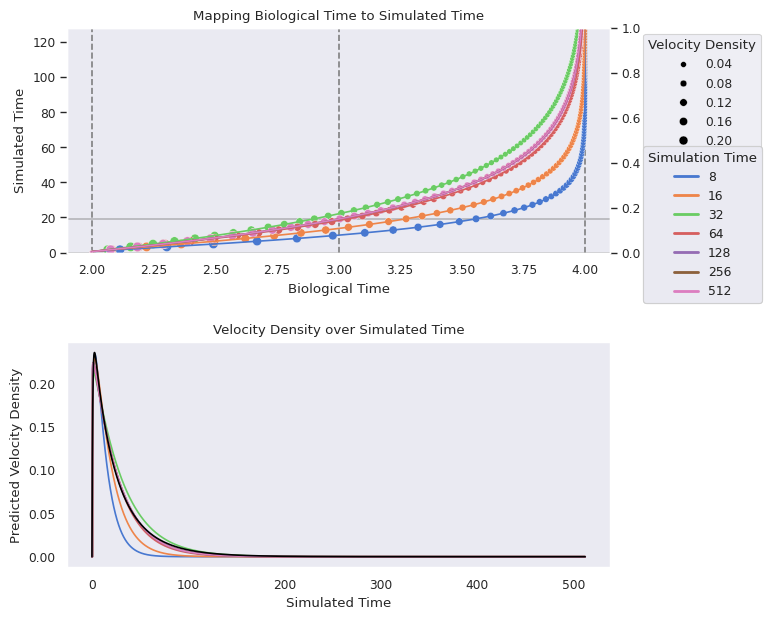
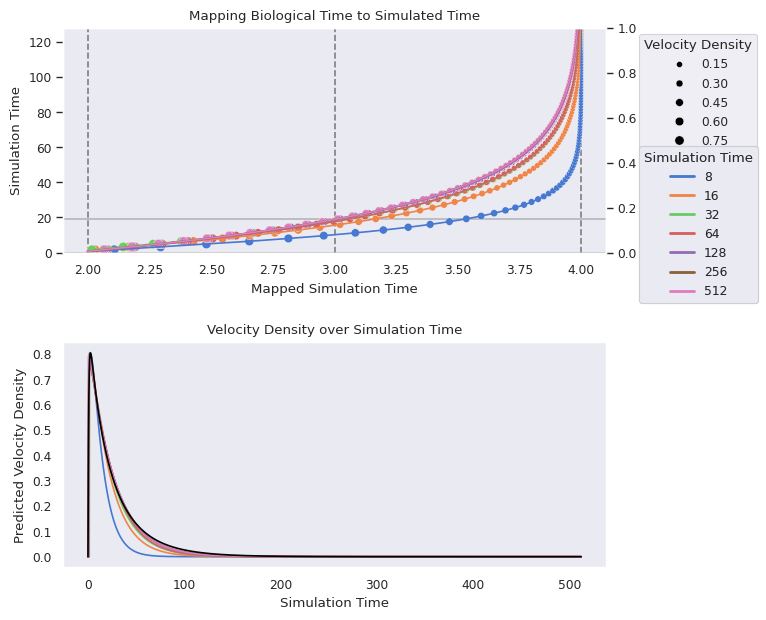
The change to this notebook cell's code, shown as a diff; its figure went from the first image to the second:
--- before
+++ after
@@ -7,5 +7,6 @@
 for i, (end_time, color) in enumerate(zip([8, 16, 32, 64, 128, 256, 512], sns.color_palette('muted', 7))):
     end_idx = int(len(time)*end_time//max(time))
-    vel_density = states[..., manager.dim:].abs().mean(dim=(-1, -2))
+    # vel_density = states[..., manager.dim:].abs().mean(dim=(-1, -2))
+    vel_density = np.sqrt(np.square(states[..., manager.dim:]).sum(axis=-1)).mean(axis=-1)
     map_func, pdf_func, params = celltrip.utility.mapping.compute_sim_bio_mapping(
         vel_density[:end_idx], time[:end_idx], start_val=2, end_val=4,
@@ -14,6 +15,6 @@
     pred_vel_density = pdf_func(time)
     df = pd.DataFrame({
-        'Biological Time': bio_time,
-        'Simulated Time': time,
+        'Mapped Simulation Time': bio_time,
+        'Simulation Time': time,
         'Velocity Density': vel_density,
         'Predicted Velocity Density': pred_vel_density})
@@ -22,6 +23,6 @@
     sns.lineplot(
         data=df,
-        x='Biological Time',
-        y='Simulated Time',
+        x='Mapped Simulation Time',
+        y='Simulation Time',
         color=color,
         alpha=1.,
@@ -30,6 +31,6 @@
     sns.scatterplot(
         data=df.iloc[::16],
-        x='Biological Time',
-        y='Simulated Time',
+        x='Mapped Simulation Time',
+        y='Simulation Time',
         size='Velocity Density',
         color=color,
@@ -41,5 +42,5 @@
     sns.lineplot(
         data=df,
-        x='Simulated Time',
+        x='Simulation Time',
         y='Predicted Velocity Density',
         color=color,
@@ -76,5 +77,5 @@
 
 # Annotate
-margin, height = .05, df['Simulated Time'].max() * .9
+margin, height = .05, df['Simulation Time'].max() * .9
 ax.axvline(2, color='gray', linestyle='--', zorder=-1)
 ax.annotate('L1_a', xy=(2+margin, height), bbox=dict(boxstyle='round', fc='white', ec='gray'))
@@ -88,7 +89,7 @@
 sns.lineplot(
     data=df,
-    x='Simulated Time',
+    x='Simulation Time',
     y='Velocity Density',
     color='black',
     ax=ax)
-ax.set_title('Velocity Density over Simulated Time');
+ax.set_title('Velocity Density over Simulation Time');

Commit: Benchmarking, visualizations, CI table computations